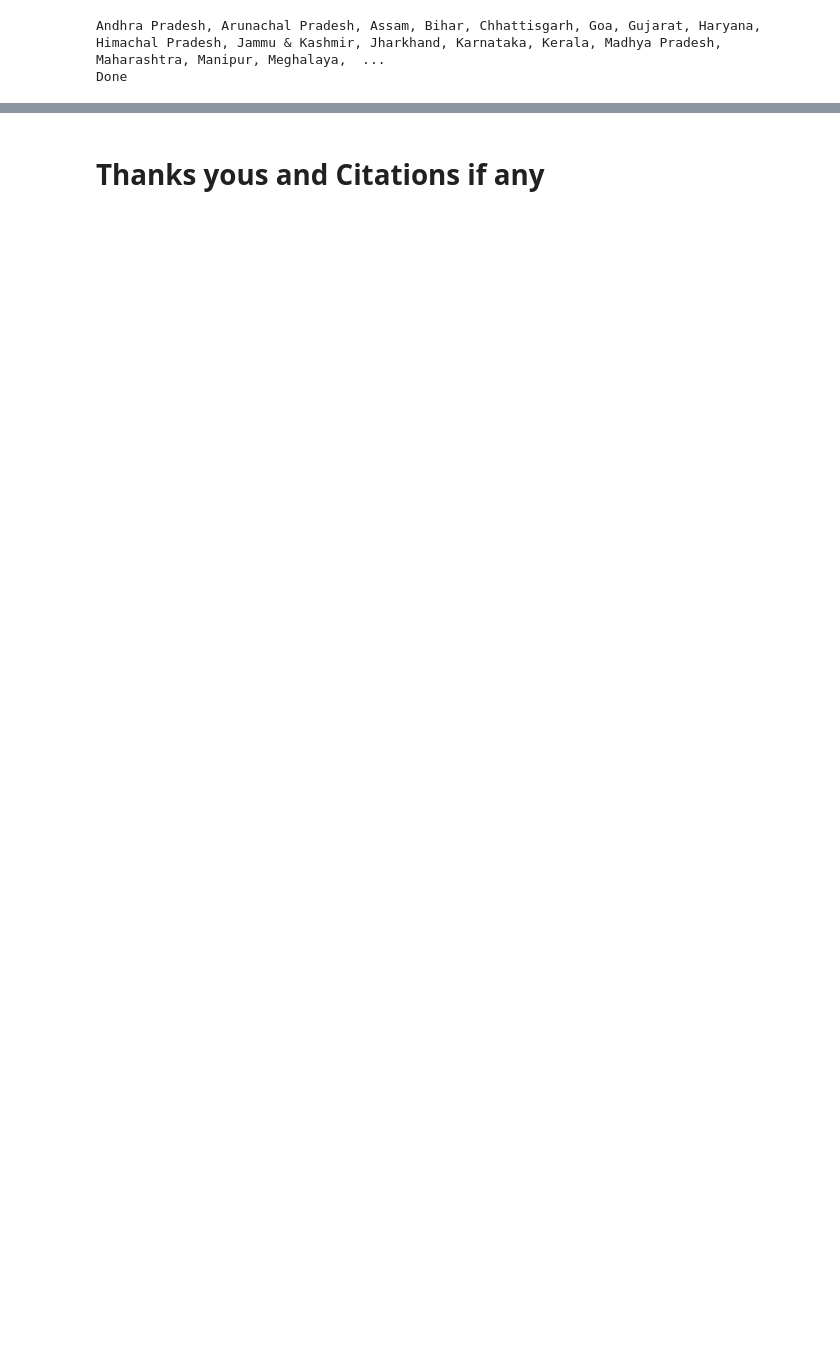
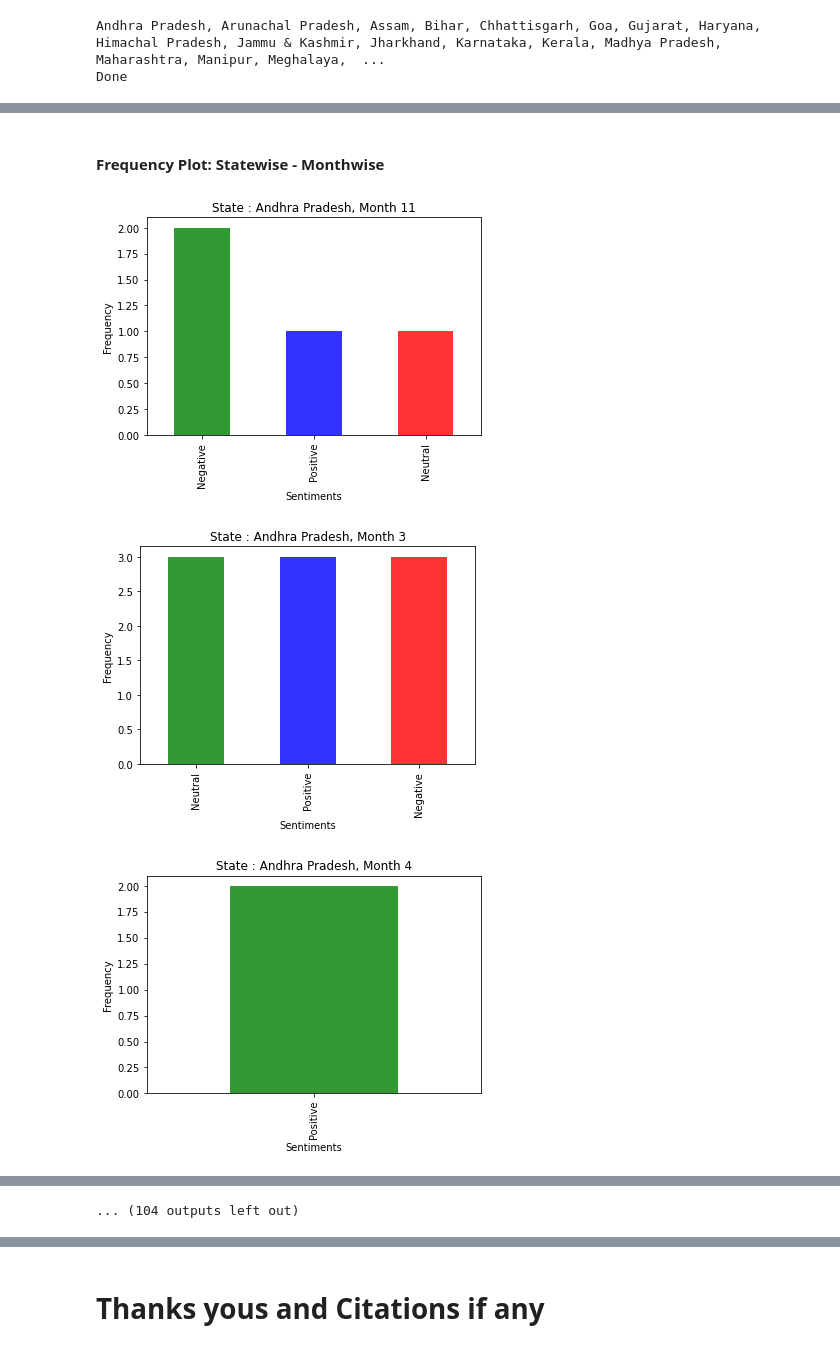
Before and after one commit to balandhanka/LUSIP-Sentiment-Analysis, a Jupyter notebook: LUSIP_8_COVID_19_Sentiment_Analysis_Notebook.ipynb, the cells around one changed output, grey strips where cells are left out. Cells and saved outputs as stored; diff of their text form; code cells hidden in the pictures; blank space fills up the shorter version.

```diff
--- a/LUSIP_8_COVID_19_Sentiment_Analysis_Notebook.ipynb
+++ b/LUSIP_8_COVID_19_Sentiment_Analysis_Notebook.ipynb
@@ -282,3 +305,5 @@ explain use of sentiment analysis
 how we approached and all
 
 index of types of analysis done
+# %% [markdown]
+#### **Frequency Plot: Statewise - Monthwise**
@@ -284,0 +316,46 @@ index of types of analysis done
+# %%
+# List of Indian States
+states_list = [
+  'Andhra Pradesh', 'Arunachal Pradesh', 'Assam', 'Bihar', 'Chhattisgarh',
+  'Goa', 'Gujarat', 'Haryana', 'Himachal Pradesh', 'Jammu & Kashmir',
+  'Jharkhand', 'Karnataka', 'Kerala', 'Madhya Pradesh', 'Maharashtra',
+  'Manipur', 'Meghalaya', 'Mizoram', 'Nagaland', 'Odisha',
+  'Punjab', 'Rajasthan', 'Sikkim', 'Tamil Nadu', 'Telangana',
+  'Tripura', 'Uttarakhand', 'Uttar Pradesh', 'West Bengal',
+]
+
+# List of Months for which Polarities have to be found
+months_list = [11, 12, 1, 2, 3, 4, 5] # Nov, 2019 - to - May, 2020
+# %%
+# Code to plot the bar graphs
+
+# Read the combined dataset
+df = pd.read_csv('data/all_states_combined_dataset.csv')
+
+for state in states_list: # Loop over all states
+  for month in months_list: # Loop over all months
+
+    # Filtering dataset on month
+    bool_month = df['Month'] == month
+    month_df = df[bool_month]
+
+    # Filtering dataset on state
+    bool_state = month_df['State'] == state
+    state_month_df = month_df[bool_state]
+
+    # Plotting the Frequencies of Positive, Negetive and Neutral Sentiments
+    try:
+      state_month_df['Sentiments'].value_counts().plot(kind = 'bar', color=['green', 'blue', 'red'], alpha = 0.8, title  = f'State : {state}, Month {month}')
+    except:
+      continue
+
+    # Labelling the curve
+    plt.xlabel('Sentiments')
+    plt.ylabel('Frequency')
+
+    # Showing the final plot
+    plt.show()
+# %% [output]
+[figure, added]
+[figure, added]
+[figure, added]
@@ -284,0 +371 @@ index of types of analysis done
+... (104 outputs left out)
```
Also changed, not shown: parts of 43 cells of this notebook.
